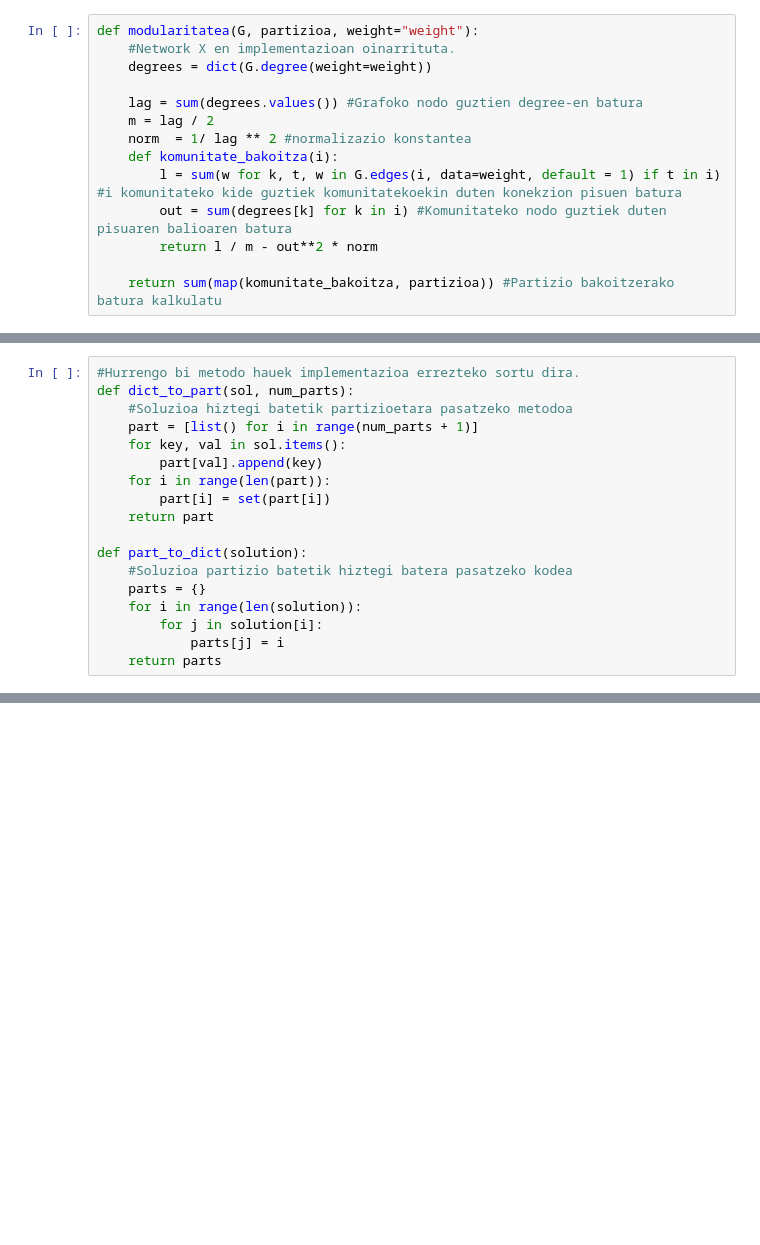
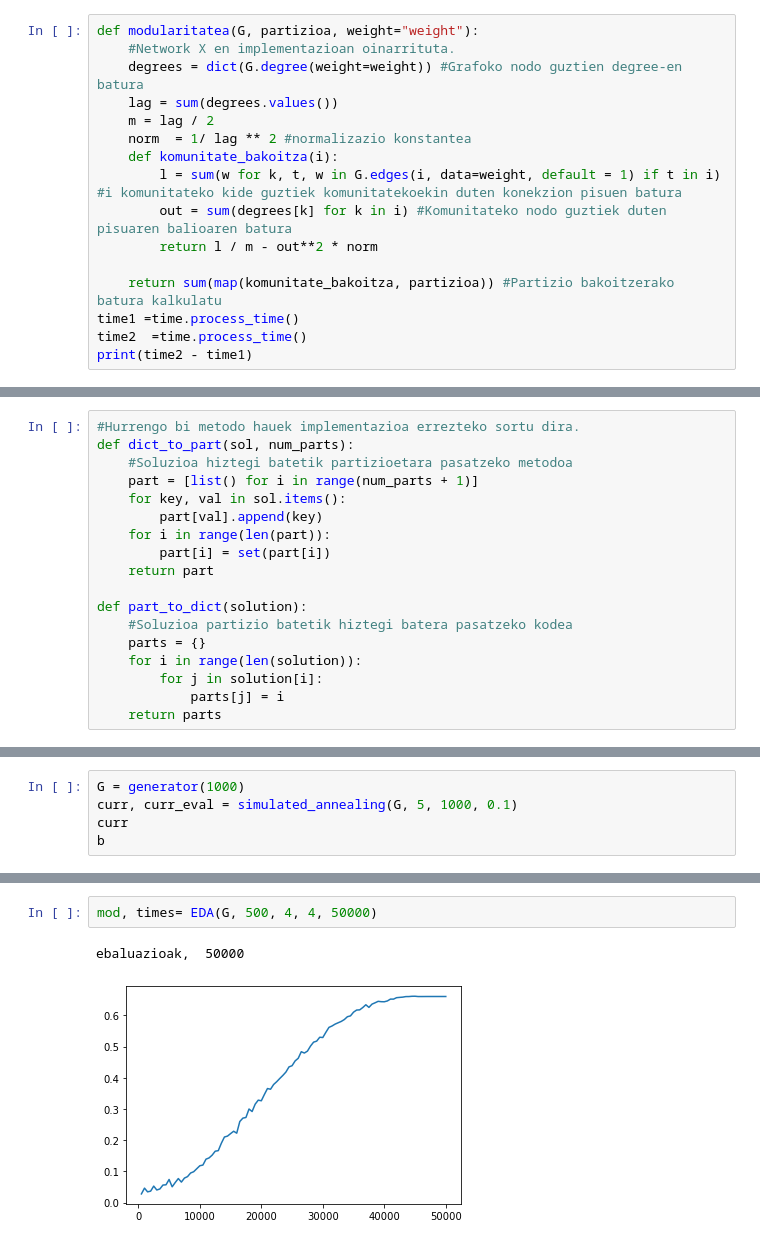
Before and after one commit to LukasArana/ComunityDetection, a Jupyter notebook: CDP_2_fasea_ikasle.ipynb, the cells around one changed output, grey strips where cells are left out. Saved outputs shown, nothing was run; the diff lists cells and outputs as text; blank space fills up the shorter version.

```diff
--- a/CDP_2_fasea_ikasle.ipynb
+++ b/CDP_2_fasea_ikasle.ipynb
@@ -61,9 +141,8 @@ authors = np.array(G.nodes())
 # %%
 def modularitatea(G, partizioa, weight="weight"):
     #Network X en implementazioan oinarrituta.
-    degrees = dict(G.degree(weight=weight))
-
-    lag = sum(degrees.values()) #Grafoko nodo guztien degree-en batura
+    degrees = dict(G.degree(weight=weight)) #Grafoko nodo guztien degree-en batura
+    lag = sum(degrees.values())
     m = lag / 2
     norm  = 1/ lag ** 2 #normalizazio konstantea
     def komunitate_bakoitza(i):
@@ -72,3 +151,6 @@ def modularitatea(G, partizioa, weight="weight"):
         return l / m - out**2 * norm
 
     return sum(map(komunitate_bakoitza, partizioa)) #Partizio bakoitzerako batura kalkulatu
+time1 =time.process_time()
+time2  =time.process_time()
+print(time2 - time1)
@@ -321,0 +396,5 @@ l = simulated_annealing(G, 2, 500, 5, 0.5)
+# %%
+G = generator(1000)
+curr, curr_eval = simulated_annealing(G, 5, 1000, 0.1)
+curr
+b
@@ -384,0 +624,5 @@ KeyboardInterrupt:
+# %%
+mod, times= EDA(G, 500, 4, 4, 50000)
+# %% [output]
+ebaluazioak,  50000
+[figure, added]
```
Also changed, not shown: parts of 41 cells of this notebook, 21 other files.
